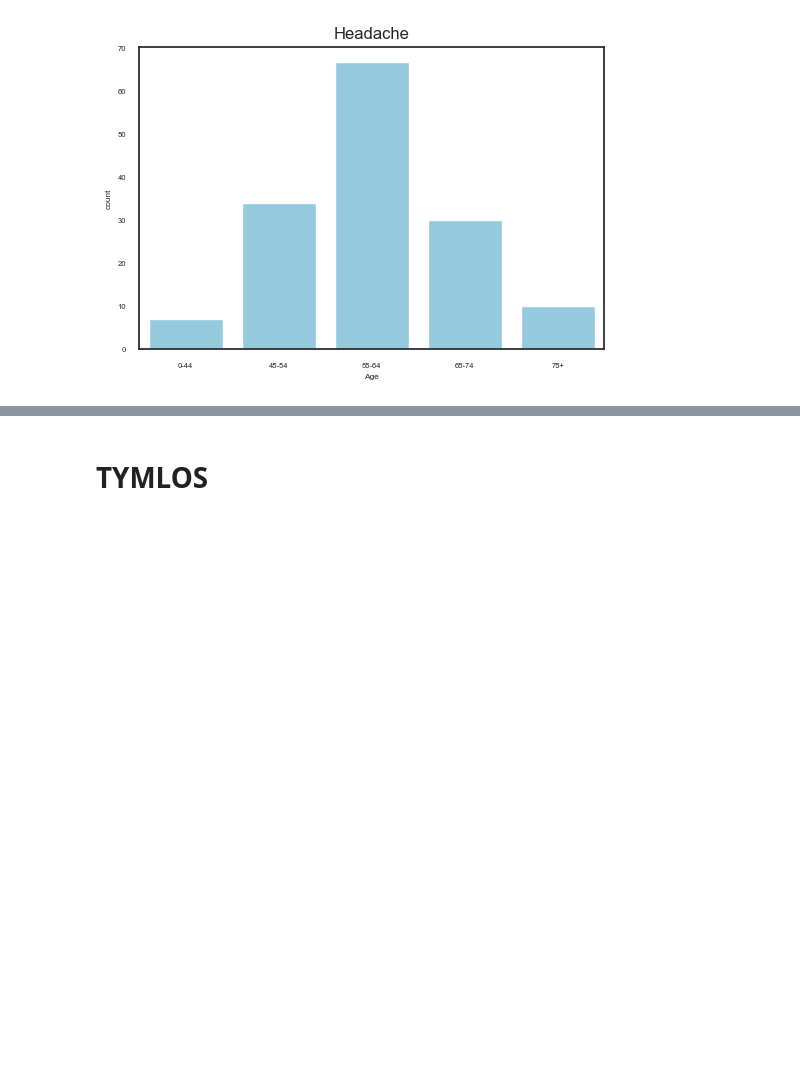
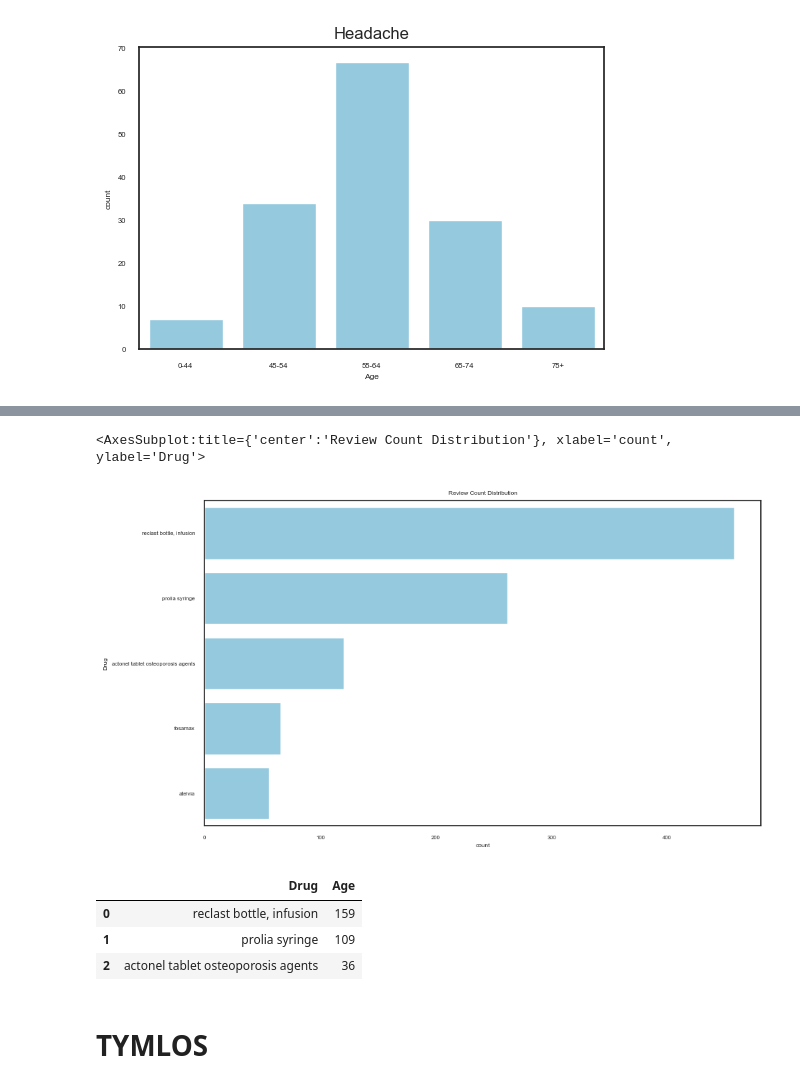
Before and after one commit to woonsupkim/DrugReview, a Jupyter notebook: Woon_after_Classification.ipynb, the cells around one changed output, grey strips where cells are left out. Cells and saved outputs as stored; diff of their text form; code cells hidden in the pictures; blank space fills up the shorter version.

```diff
--- a/Woon_after_Classification.ipynb
+++ b/Woon_after_Classification.ipynb
@@ -493,3 +602,25 @@ Text(0.5, 1.0, 'Headache')
+# %%
+fig, ax = plt.subplots()
+fig.set_size_inches(10,6)
+plt.title('Review Count Distribution')
+sns.countplot(y = "Drug", data = df_side_effects, order = df_side_effects['Drug'].value_counts().head().index, color = 'skyblue')
+# %% [output]
+<AxesSubplot:title={'center':'Review Count Distribution'}, xlabel='count', ylabel='Drug'>
+[figure, added]
+# %%
+'''df_limb = df_side_effects[df_side_effects['limb pain'] == 1]
+df_gastro = df_side_effects[df_side_effects['gastrointestinal'] == 1]
+df_dental = df_side_effects[df_side_effects['dental'] == 1]
+df_cardiac = df_side_effects[df_side_effects['cardiac'] == 1]
+df_derma = df_side_effects[df_side_effects['dermatological'] == 1]
+df_resp = df_side_effects[df_side_effects['respiratory'] == 1]
+df_weight = df_side_effects[df_side_effects['weight'] == 1]
+df_headache = df_side_effects[df_side_effects['headache'] == 1]'''
+# %% [output]
+|  | Drug | Age |
+| 0 | reclast bottle, infusion | 159 |
+| 1 | prolia syringe | 109 |
+| 2 | actonel tablet osteoporosis agents | 36 |
 # %% [markdown]
 # TYMLOS
 # %%
```
Also changed, not shown: parts of 10 cells of this notebook.
